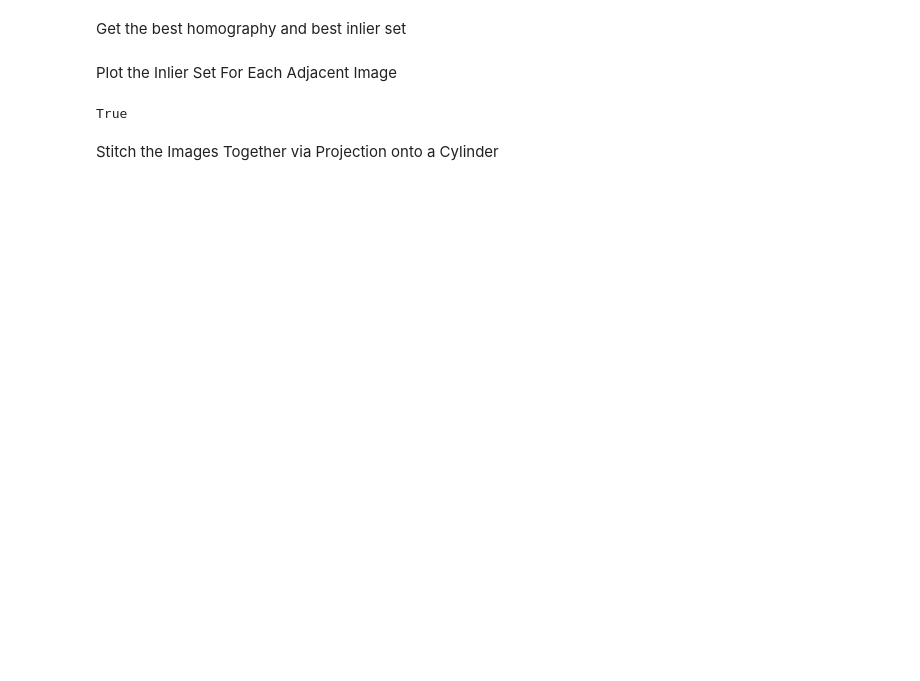
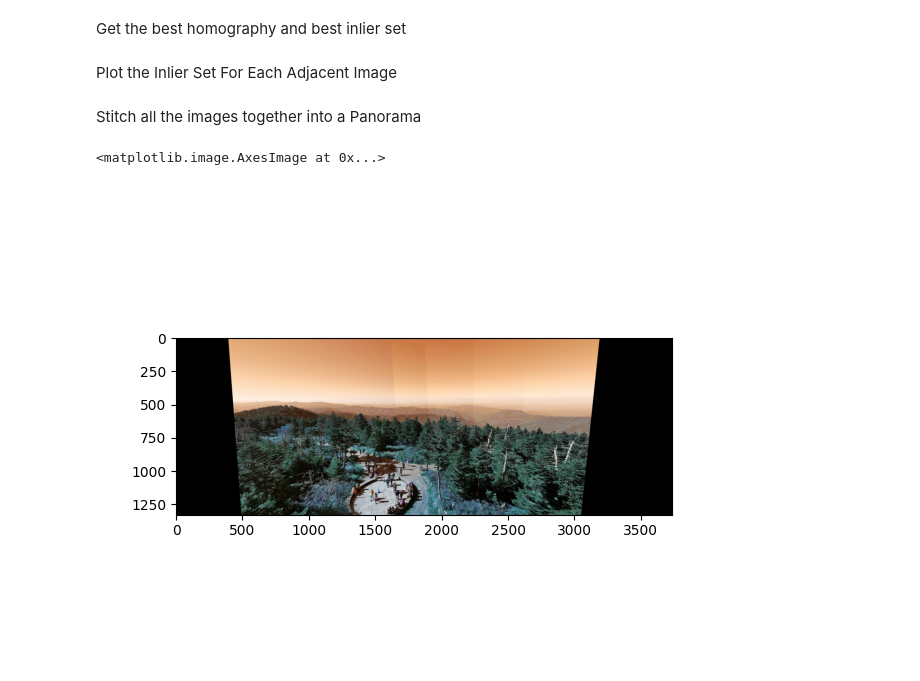
Before and after one commit to wang3450/ECE661, a Jupyter notebook: HW05/panorama.ipynb, the cells around one changed output. Cells and saved outputs as stored; diff of their text form; code cells hidden in the pictures; blank space fills up the shorter version.

Commit message:
Added matplotlib inline tool

```diff
--- a/HW05/panorama.ipynb
+++ b/HW05/panorama.ipynb
@@ -140,15 +133,17 @@ for pair in tqdm(candidate_matches_float_34):
 # cv2.imwrite(f"/Users/wang3450/Desktop/ECE661/HW05/{imageSet}_outlier_23.jpg", outlier_23)
 # cv2.imwrite(f"/Users/wang3450/Desktop/ECE661/HW05/{imageSet}_inliers_34.jpg", inlier_34)
 # cv2.imwrite(f"/Users/wang3450/Desktop/ECE661/HW05/{imageSet}_outlier_34.jpg", outlier_34)
+# %% [markdown]
+Stitch all the images together into a Panorama
 # %%
 list_best_homography = [bestHomography_01,
                         bestHomography_12,
                         bestHomography_23,
                         bestHomography_34]
 
 panorama = getPanorama(list_best_homography, input_image_list_raw)
 cv2.imwrite(f"/Users/wang3450/Desktop/ECE661/HW05/{imageSet}_panorama.jpg", panorama)
+plt.imshow(panorama)
 # %% [output]
-True
+<matplotlib.image.AxesImage at 0x...>
+[figure, added]
-# %% [markdown]
-Stitch the Images Together via Projection onto a Cylinder
```
Also changed, not shown: parts of 6 cells of this notebook, 2 other files.
